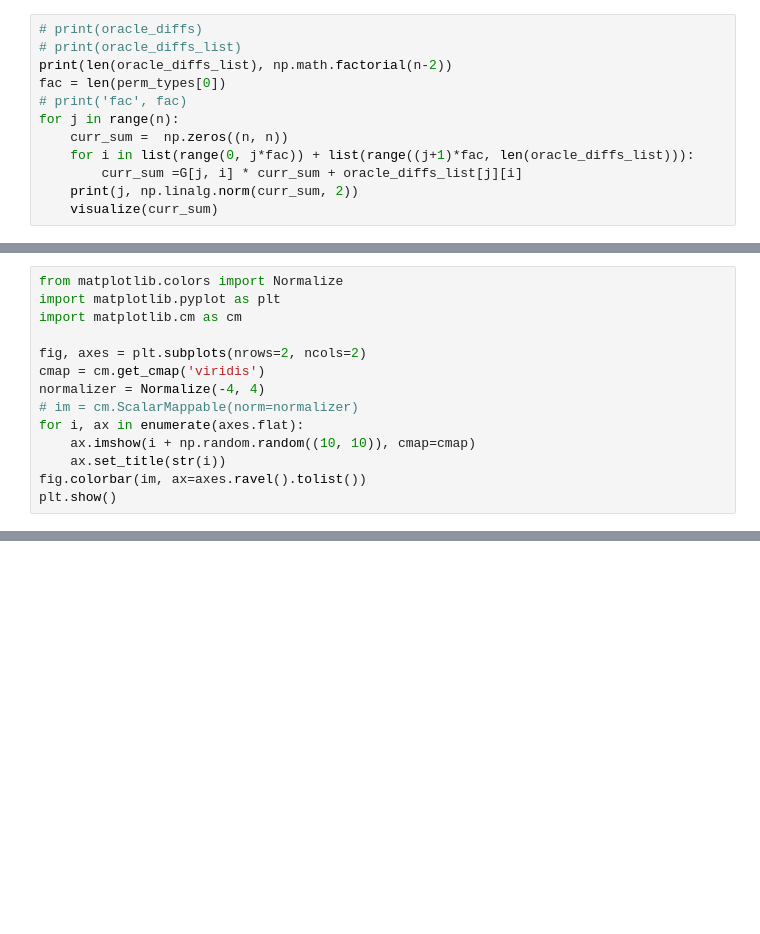
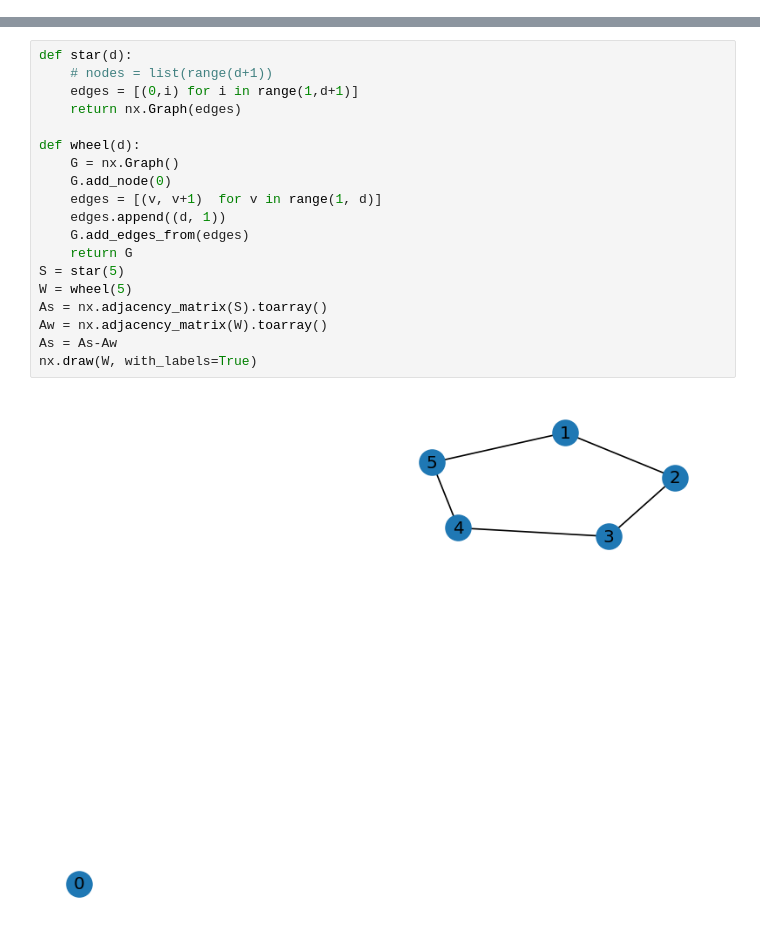
Before and after one commit to blake-holman/ED_Adversaries, a Jupyter notebook: Relative.ipynb, the cells around one changed output, grey strips where cells are left out. Drawn from its saved outputs; the diff is of its cells as text; blank space fills up the shorter version.

```diff
--- a/Relative.ipynb
+++ b/Relative.ipynb
@@ -936,12 +373,0 @@ print(G[0,1])
-# %%
-# print(oracle_diffs)
-# print(oracle_diffs_list)
-print(len(oracle_diffs_list), np.math.factorial(n-2))
-fac = len(perm_types[0])
-# print('fac', fac)
-for j in range(n):
-    curr_sum =  np.zeros((n, n))
-    for i in list(range(0, j*fac)) + list(range((j+1)*fac, len(oracle_diffs_list))):
-        curr_sum =G[j, i] * curr_sum + oracle_diffs_list[j][i]
-    print(j, np.linalg.norm(curr_sum, 2))
-    visualize(curr_sum)
@@ -1192,14 +373,0 @@ def visualize(mat, labels=None, to_string=False, save=None, complex=False):
-# %%
-from matplotlib.colors import Normalize
-import matplotlib.pyplot as plt
-import matplotlib.cm as cm
-
-fig, axes = plt.subplots(nrows=2, ncols=2)
-cmap = cm.get_cmap('viridis')
-normalizer = Normalize(-4, 4)
-# im = cm.ScalarMappable(norm=normalizer)
-for i, ax in enumerate(axes.flat):
-    ax.imshow(i + np.random.random((10, 10)), cmap=cmap)
-    ax.set_title(str(i))
-fig.colorbar(im, ax=axes.ravel().tolist())
-plt.show()
@@ -1242,0 +456,21 @@ print(np.linalg.eigvalsh(block2))
+# %%
+def star(d):
+    # nodes = list(range(d+1))
+    edges = [(0,i) for i in range(1,d+1)]
+    return nx.Graph(edges)
+
+def wheel(d):
+    G = nx.Graph()
+    G.add_node(0)
+    edges = [(v, v+1)  for v in range(1, d)]
+    edges.append((d, 1))
+    G.add_edges_from(edges)
+    return G
+S = star(5)
+W = wheel(5)
+As = nx.adjacency_matrix(S).toarray()
+Aw = nx.adjacency_matrix(W).toarray()
+As = As-Aw
+nx.draw(W, with_labels=True)
+# %% [output]
+[figure, added]
```
Also changed, not shown: parts of 27 cells of this notebook, 7 other files.
